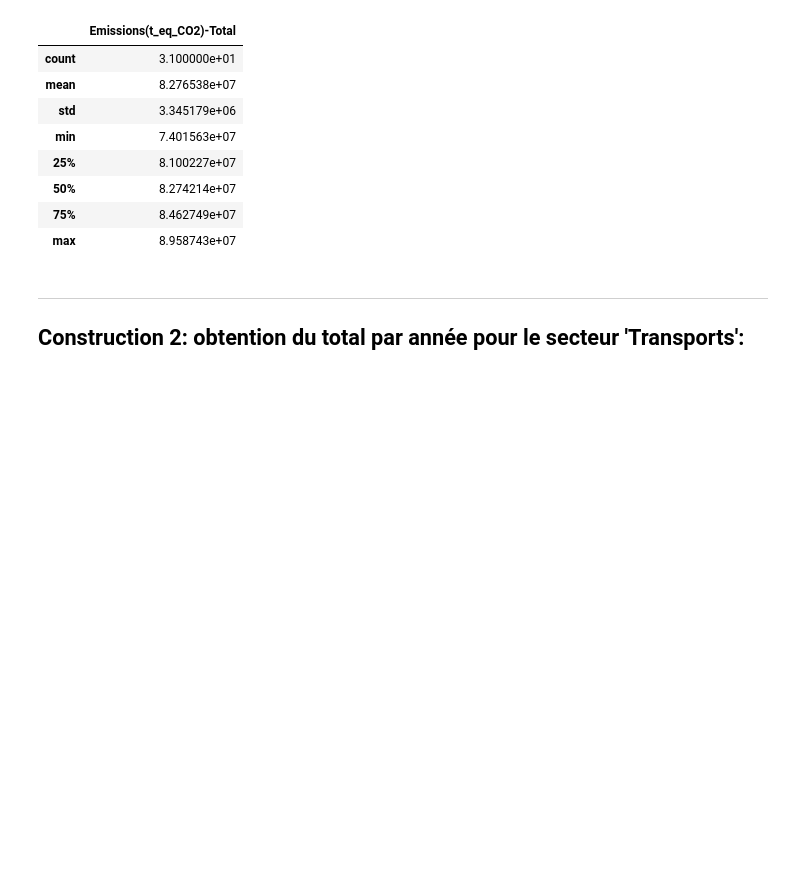
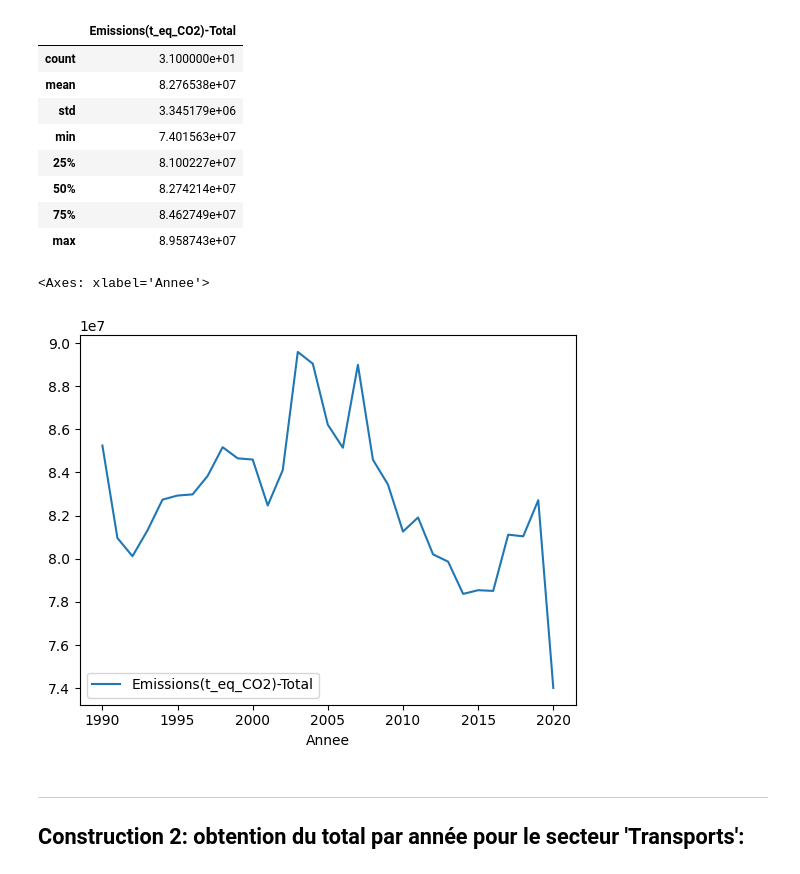
Before and after one commit to benjamingosselincliche/sciencesdelanature-garneau-catalogue-jupyter, a Jupyter notebook: catalogue/201-SN2-05-Ecologie/Les_GES_au_Quebec/Les_GES_au_Quebec.ipynb, the cells around one changed output. Cells and saved outputs as stored; diff of their text form; code cells hidden in the pictures; blank space fills up the shorter version.

```diff
--- a/catalogue/201-SN2-05-Ecologie/Les_GES_au_Quebec/Les_GES_au_Quebec.ipynb
+++ b/catalogue/201-SN2-05-Ecologie/Les_GES_au_Quebec/Les_GES_au_Quebec.ipynb
@@ -191,7 +195,10 @@ df_total.describe()
 | 75% | 8.462749e+07 |
 | max | 8.958743e+07 |
 # %%
-# df_total.plot()
+df_total.plot()
+# %% [output]
+<Axes: xlabel='Annee'>
+[figure, added]
 # %% [markdown]
 ---
 ## Construction 2: obtention du total par année pour le secteur 'Transports':
```
Also changed, not shown: parts of 5 cells of this notebook, 4 other files.
